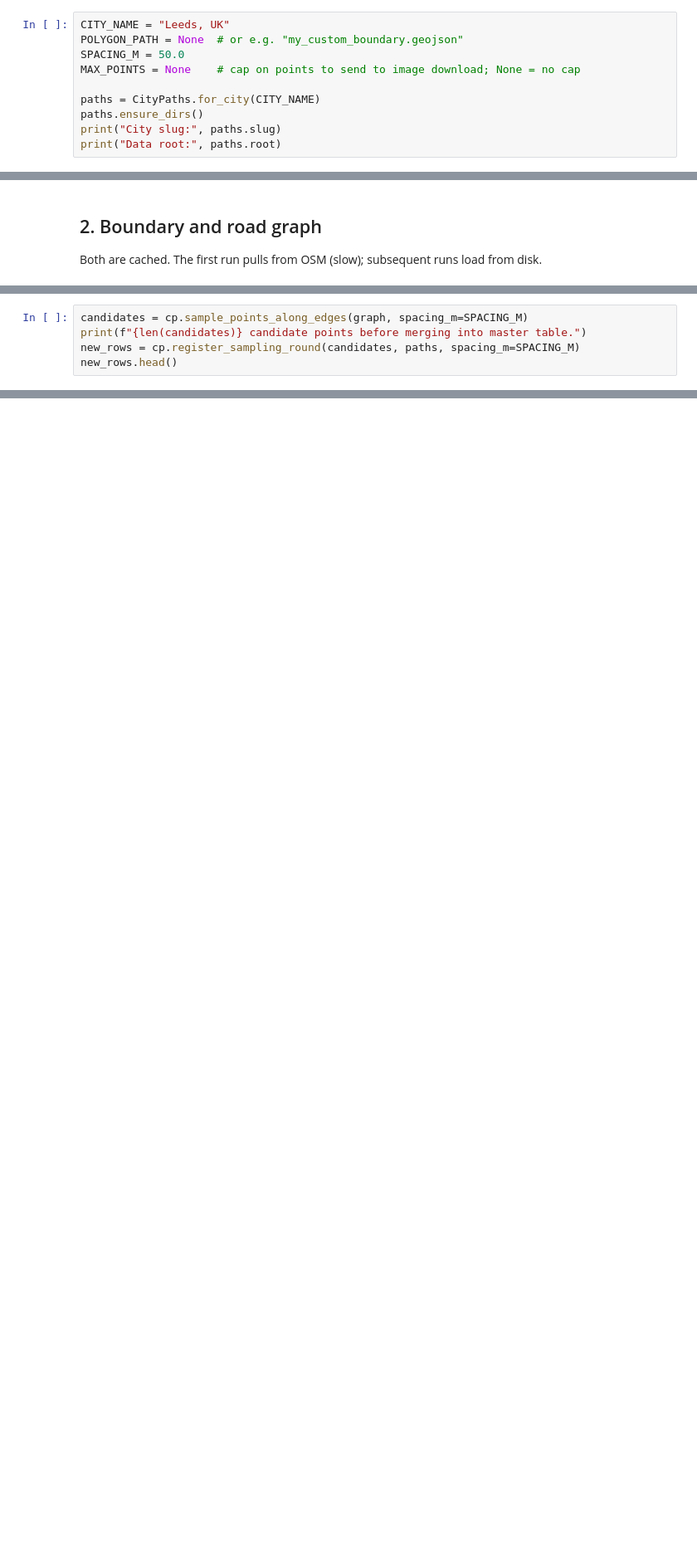
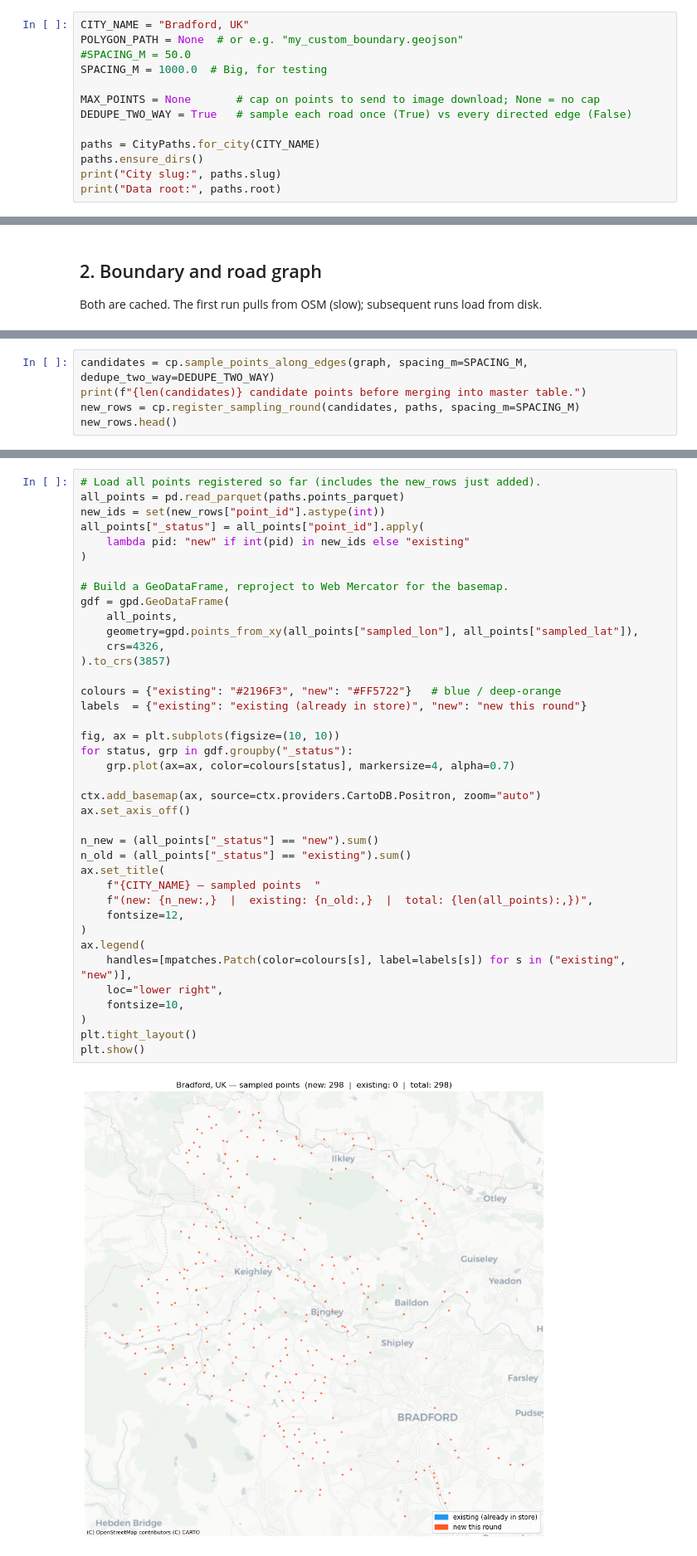
Before and after one commit to Urban-Analytics/INTEGRATE-Embeddings-Deprivation, a Jupyter notebook: mult_city_data_store/sample_city.ipynb, the cells around one changed output, grey strips where cells are left out. Shown at 83% size. Saved outputs shown, nothing was run; the diff lists cells and outputs as text; blank space fills up the shorter version.

Commit message:
tested by downloading a few images, seems ok. now will download a few more

```diff
--- a/mult_city_data_store/sample_city.ipynb
+++ b/mult_city_data_store/sample_city.ipynb
@@ -33,8 +40,11 @@ from paths import CityPaths, get_api_key
 # %%
-CITY_NAME = "Leeds, UK"
+CITY_NAME = "Bradford, UK"
 POLYGON_PATH = None  # or e.g. "my_custom_boundary.geojson"
-SPACING_M = 50.0
-MAX_POINTS = None    # cap on points to send to image download; None = no cap
+#SPACING_M = 50.0
+SPACING_M = 1000.0  # Big, for testing
+
+MAX_POINTS = None       # cap on points to send to image download; None = no cap
+DEDUPE_TWO_WAY = True   # sample each road once (True) vs every directed edge (False)
 
 paths = CityPaths.for_city(CITY_NAME)
 paths.ensure_dirs()
@@ -56,5 +157,5 @@ If `points.parquet` already has points for this city, only genuinely new candida
 # %%
-candidates = cp.sample_points_along_edges(graph, spacing_m=SPACING_M)
+candidates = cp.sample_points_along_edges(graph, spacing_m=SPACING_M, dedupe_two_way=DEDUPE_TWO_WAY)
 print(f"{len(candidates)} candidate points before merging into master table.")
 new_rows = cp.register_sampling_round(candidates, paths, spacing_m=SPACING_M)
 new_rows.head()
@@ -61,2 +176,43 @@ new_rows.head()
+# %%
+# Load all points registered so far (includes the new_rows just added).
+all_points = pd.read_parquet(paths.points_parquet)
+new_ids = set(new_rows["point_id"].astype(int))
+all_points["_status"] = all_points["point_id"].apply(
+    lambda pid: "new" if int(pid) in new_ids else "existing"
+)
+
+# Build a GeoDataFrame, reproject to Web Mercator for the basemap.
+gdf = gpd.GeoDataFrame(
+    all_points,
+    geometry=gpd.points_from_xy(all_points["sampled_lon"], all_points["sampled_lat"]),
+    crs=4326,
+).to_crs(3857)
+
+colours = {"existing": "#2196F3", "new": "#FF5722"}   # blue / deep-orange
+labels  = {"existing": "existing (already in store)", "new": "new this round"}
+
+fig, ax = plt.subplots(figsize=(10, 10))
+for status, grp in gdf.groupby("_status"):
+    grp.plot(ax=ax, color=colours[status], markersize=4, alpha=0.7)
+
+ctx.add_basemap(ax, source=ctx.providers.CartoDB.Positron, zoom="auto")
+ax.set_axis_off()
+
+n_new = (all_points["_status"] == "new").sum()
+n_old = (all_points["_status"] == "existing").sum()
+ax.set_title(
+    f"{CITY_NAME} — sampled points  "
+    f"(new: {n_new:,}  |  existing: {n_old:,}  |  total: {len(all_points):,})",
+    fontsize=12,
+)
+ax.legend(
+    handles=[mpatches.Patch(color=colours[s], label=labels[s]) for s in ("existing", "new")],
+    loc="lower right",
+    fontsize=10,
+)
+plt.tight_layout()
+plt.show()
+# %% [output]
+[figure, added]
 # %%
 # Inspect the manifest of all sampling rounds done so far for this city.
```
Also changed, not shown: parts of 19 cells of this notebook, 3 other files.
